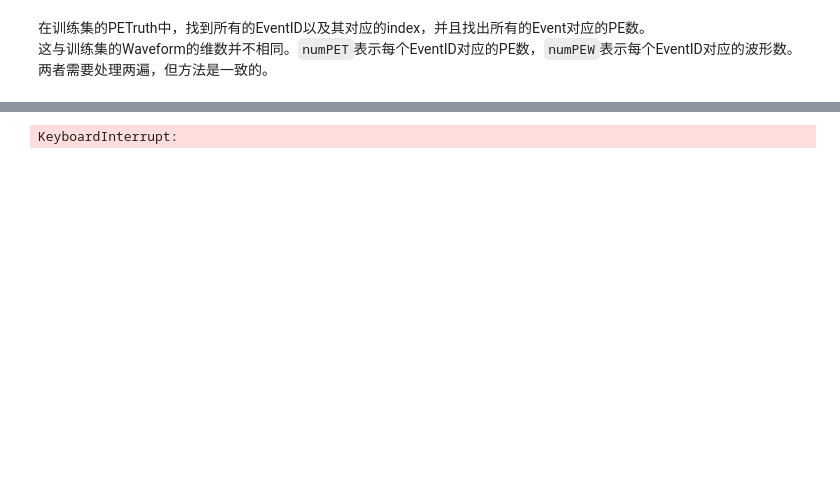
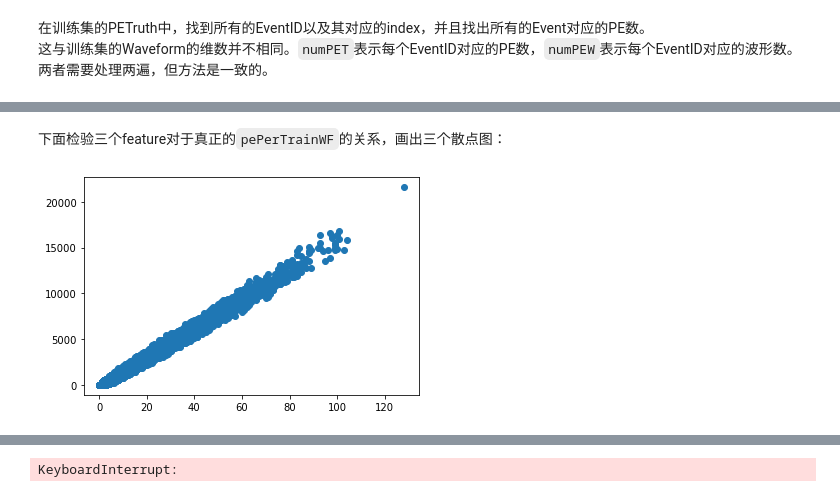
Before and after one commit to haimengzhao/juno-reconstruction, a Jupyter notebook: model.ipynb, the cells around one changed output, grey strips where cells are left out. Cells and saved outputs as stored; diff of their text form; code cells hidden in the pictures; blank space fills up the shorter version.

```diff
--- a/model.ipynb
+++ b/model.ipynb
@@ -53,3 +49,6 @@ Structure of data:
 在训练集的PETruth中，找到所有的EventID以及其对应的index，并且找出所有的Event对应的PE数。\
 这与训练集的Waveform的维数并不相同。`numPET`表示每个EventID对应的PE数，`numPEW`表示每个EventID对应的波形数。\
 两者需要处理两遍，但方法是一致的。
+# %%
+numPET, peIndices = getNum(trainPET)
+numPEW, wfIndices = getNum(trainWF)
@@ -56,10 +57,7 @@ Structure of data:
 # %%
-numPET, pe_indices = getNum(trainPET)
-numPEW, wf_indices = getNum(trainWF)
-
-pePerWF = np.array([])
-splitWFChannels = np.split(trainWF['ChannelID'], wf_indices[1:-1])
-for index, arr in enumerate(tqdm(np.split(trainPET['ChannelID'], pe_indices[1:-1]))):
+pePerTrainWF = np.array([])
+splitWFChannels = np.split(trainWF['ChannelID'], wfIndices[1:-1])
+for index, arr in enumerate(tqdm(np.split(trainPET['ChannelID'], peIndices[1:-1]))):
     channels, counts = np.unique(arr, return_counts=True)
     # indicesToInsert = np.isin(splitWFChannels[index], channels, invert=True).nonzero()[0]
     # for indexToInsert in indicesToInsert:
@@ -72,10 +70,7 @@ for index, arr in enumerate(tqdm(np.split(trainPET['ChannelID'], pe_indices[1:-1
         counts = np.insert(counts, indexToInsert, 0)
         zeroPeChannelCount -= 1
 
-    pePerWF = np.append(pePerWF, counts)
+    pePerTrainWF = np.append(pePerTrainWF, counts)
 
-pePerWF = pePerWF.flatten().astype(int)
-peTimesPerWF = np.split(trainPET['PETime'], np.cumsum(pePerWF))[:-1]
-print(pePerWF.shape)
-print(len(peTimesPerWF))
-print(trainWF.shape)
+pePerTrainWF = pePerTrainWF.flatten().astype(int)
+# peTimesPerTrainWF = np.split(trainPET['PETime'], np.cumsum(pePerTrainWF))[:-1]
@@ -203,0 +128,7 @@ PETruth告诉我们PETime是[373.70351947]
+# %% [markdown]
+下面检验三个feature对于真正的`pePerTrainWF`的关系，画出三个散点图：
+# %%
+plt.scatter(pePerTrainWF, intTrainWF)
+plt.show()
+# %% [output]
+[figure, added]
```
Also changed, not shown: parts of 46 cells of this notebook, 5 other files.
